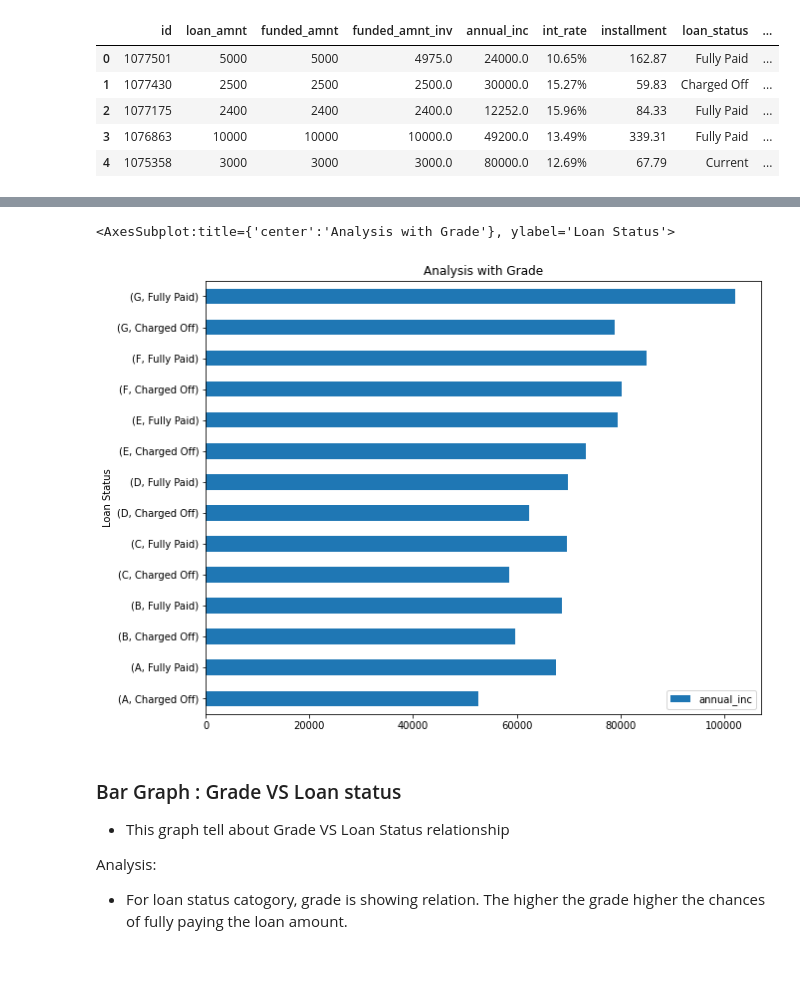
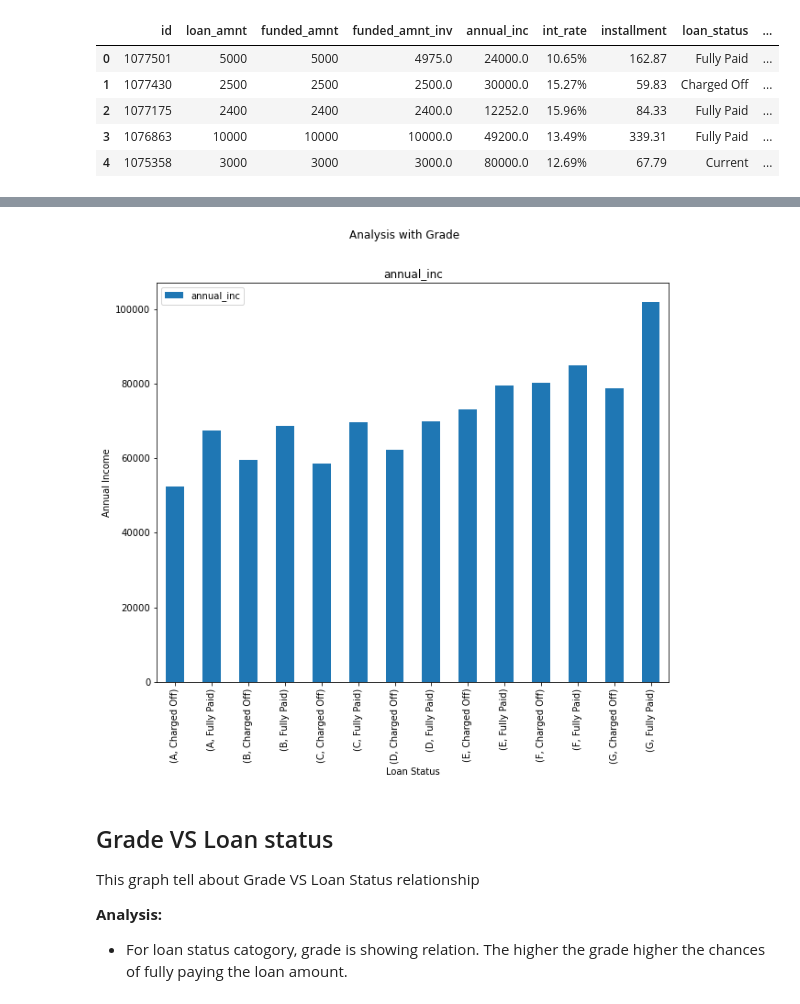
Before and after one commit to RatneshFlash/LendingClubCaseStudy, a Jupyter notebook: Lending_Club_Case_Study.ipynb, the cells around one changed output, grey strips where cells are left out. Drawn from its saved outputs; the diff is of its cells as text; code cells hidden in the pictures; blank space fills up the shorter version.

```diff
--- a/Lending_Club_Case_Study.ipynb
+++ b/Lending_Club_Case_Study.ipynb
@@ -27,4 +30,4 @@ As per above step, we do not found any 'id' is duplicate in record
 # %%
-loan_data = raw_loan_data.loc[:, ['id', 'loan_amnt', 'funded_amnt', 'funded_amnt_inv', 'annual_inc', 'int_rate', 'installment', 'loan_status', 'grade', 'sub_grade', 'dti', 'verification_status', 'term', 'home_ownership', 'purpose']]
+loan_data = raw_loan_data.loc[:, ['id', 'loan_amnt', 'funded_amnt', 'funded_amnt_inv', 'annual_inc', 'int_rate', 'installment', 'loan_status', 'grade', 'sub_grade', 'dti', 'verification_status', 'term', 'home_ownership', 'purpose', 'addr_state']]
 loan_data.shape
 # %% [output]
@@ -236,6 +279,5 @@ dfg
 # %%
-dfg.plot(kind='barh', title='Analysis with Grade', ylabel='Annual Income',
-         xlabel='Loan Status', figsize=(10, 8))
+plot = dfg.plot(kind='bar', title='Analysis with Grade', ylabel='Annual Income',
+         xlabel='Loan Status', figsize=(10, 8), subplots=True)
 # %% [output]
-<AxesSubplot:title={'center':'Analysis with Grade'}, ylabel='Loan Status'>
-[figure, old version]
+[figure, new version]
@@ -242,8 +303,8 @@ dfg.plot(kind='barh', title='Analysis with Grade', ylabel='Annual Income',
 # %% [markdown]
-### Bar Graph : Grade VS Loan status
+## Grade VS Loan status
 
-- This graph tell about Grade VS Loan Status relationship
+This graph tell about Grade VS Loan Status relationship
 
-Analysis:
+**Analysis:**
 - For loan status catogory, grade is showing relation. The higher the grade higher the chances of fully paying the loan amount.
 # %%
```
Also changed, not shown: parts of 81 cells of this notebook.
